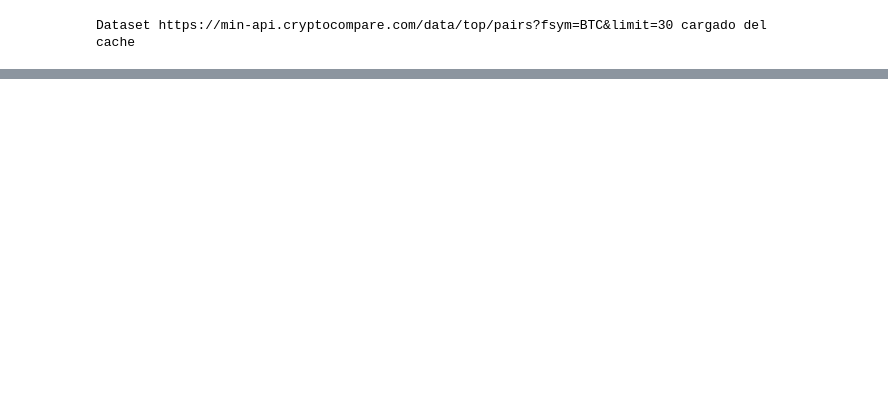
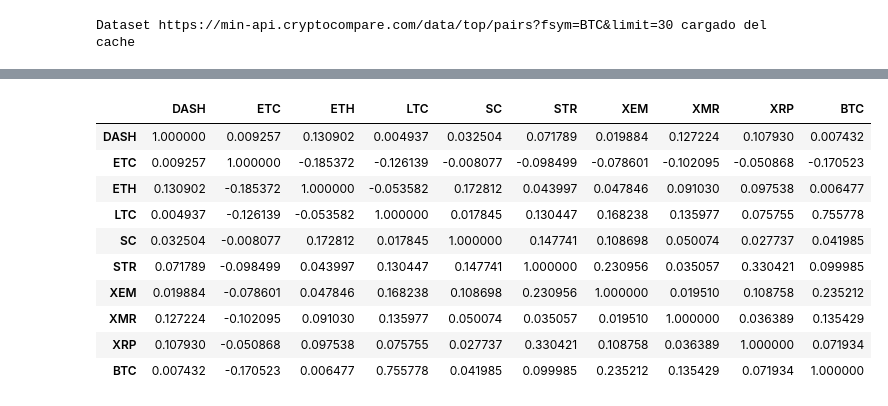
Before and after one commit to cgarciadiaz/An-lisis-de-criptomonedas, a Jupyter notebook: criptocurrency_analysis.ipynb, the cells around one changed output, grey strips where cells are left out. Saved outputs shown, nothing was run; the diff lists cells and outputs as text; code cells hidden in the pictures; blank space fills up the shorter version.

```diff
--- a/criptocurrency_analysis.ipynb
+++ b/criptocurrency_analysis.ipynb
@@ -427,0 +463,15 @@ array(['JPY', 'USD', 'USDT', 'KRW', 'EUR', 'GBP', 'AIC*', 'PLN', 'DKKT',
+# %%
+# Aplicamos el coeficiente de correlación de Pearson
+combined_df_2016.pct_change().corr(method='pearson')
+# %% [output]
+|  | DASH | ETC | ETH | LTC | SC | STR | XEM | XMR | XRP | BTC |
+| DASH | 1.000000 | 0.009257 | 0.130902 | 0.004937 | 0.032504 | 0.071789 | 0.019884 | 0.127224 | 0.107930 | 0.007432 |
+| ETC | 0.009257 | 1.000000 | -0.185372 | -0.126139 | -0.008077 | -0.098499 | -0.078601 | -0.102095 | -0.050868 | -0.170523 |
+| ETH | 0.130902 | -0.185372 | 1.000000 | -0.053582 | 0.172812 | 0.043997 | 0.047846 | 0.091030 | 0.097538 | 0.006477 |
+| LTC | 0.004937 | -0.126139 | -0.053582 | 1.000000 | 0.017845 | 0.130447 | 0.168238 | 0.135977 | 0.075755 | 0.755778 |
+| SC | 0.032504 | -0.008077 | 0.172812 | 0.017845 | 1.000000 | 0.147741 | 0.108698 | 0.050074 | 0.027737 | 0.041985 |
+| STR | 0.071789 | -0.098499 | 0.043997 | 0.130447 | 0.147741 | 1.000000 | 0.230956 | 0.035057 | 0.330421 | 0.099985 |
+| XEM | 0.019884 | -0.078601 | 0.047846 | 0.168238 | 0.108698 | 0.230956 | 1.000000 | 0.019510 | 0.108758 | 0.235212 |
+| XMR | 0.127224 | -0.102095 | 0.091030 | 0.135977 | 0.050074 | 0.035057 | 0.019510 | 1.000000 | 0.036389 | 0.135429 |
+| XRP | 0.107930 | -0.050868 | 0.097538 | 0.075755 | 0.027737 | 0.330421 | 0.108758 | 0.036389 | 1.000000 | 0.071934 |
+| BTC | 0.007432 | -0.170523 | 0.006477 | 0.755778 | 0.041985 | 0.099985 | 0.235212 | 0.135429 | 0.071934 | 1.000000 |
```
Also changed, not shown: parts of 8 cells of this notebook.
